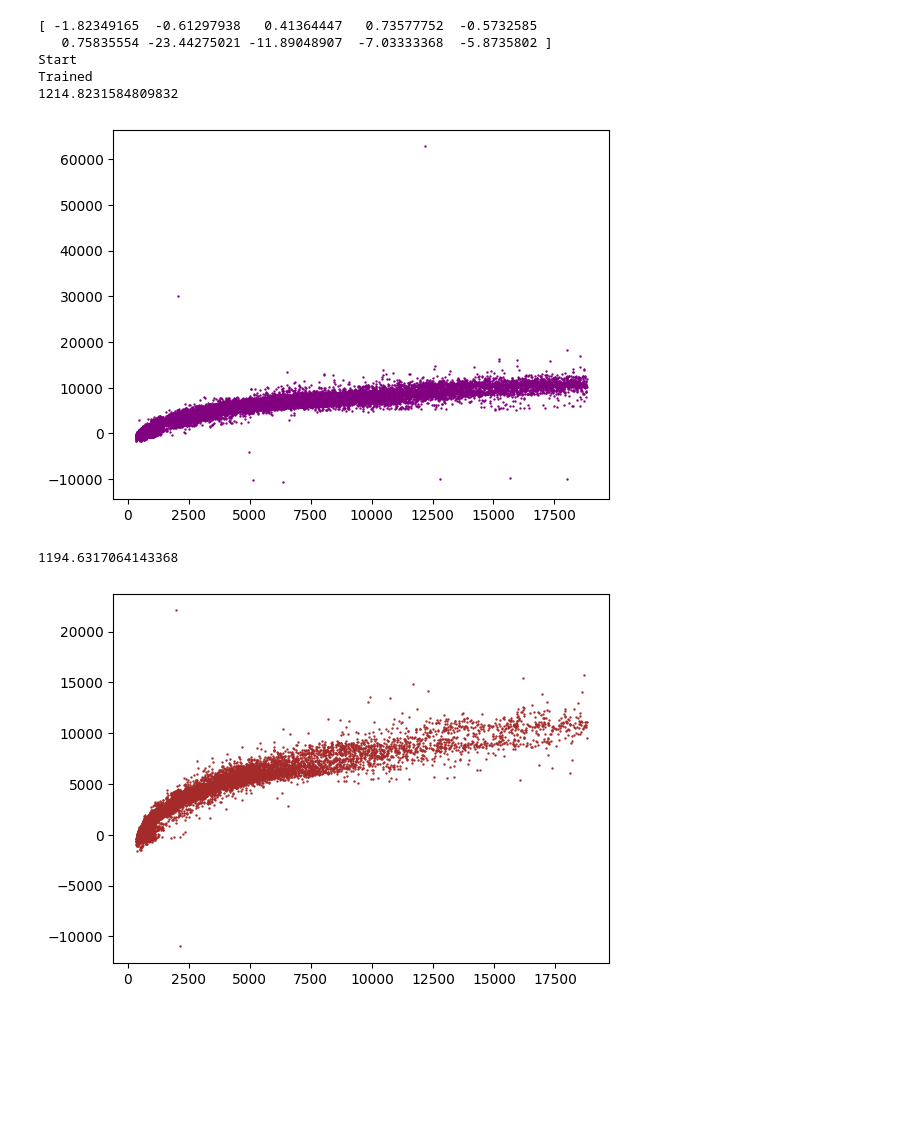
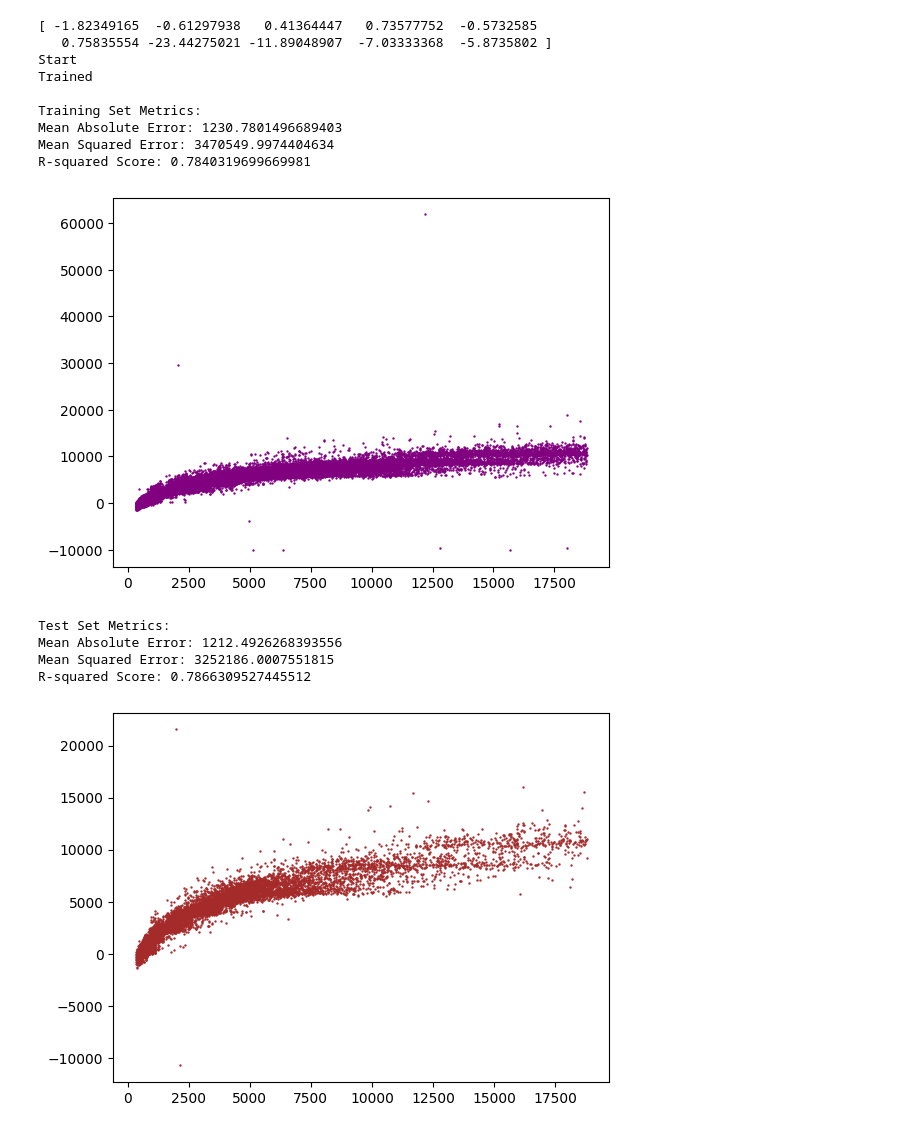
Before and after one commit to mekafuyu/ML_Studies, a Jupyter notebook: DiamondML/diamond.ipynb, the cells around one changed output. Saved outputs shown, nothing was run; the diff lists cells and outputs as text; code cells hidden in the pictures; blank space fills up the shorter version.

```diff
--- a/DiamondML/diamond.ipynb
+++ b/DiamondML/diamond.ipynb
@@ -110,7 +82,7 @@ scores = cv_scores = cross_val_score(clf, X_train_encoded, y_train, cv=5)
 print("Cross-Validation Scores:", cv_scores)
 print("Mean CV Score:", np.mean(cv_scores))
 
-clf = RandomForestRegressor(verbose=True, n_jobs=-1, random_state=42)
+clf = RandomForestRegressor(n_jobs=-1, random_state=42)
 clf.fit(X_train_encoded, y_train)
 dump(clf, 'model_random_forest.pkl')
 
@@ -160,44 +124,63 @@ R-squared Score: 0.982301723184038
 # %%
 scores = cross_val_score(ElasticNet(), X, y, cv = 10)
 
 print(scores)
 
 # parameters = {
 # }
 regr = ElasticNet(random_state=42)
 # clf = GridSearchCV(
 #   regr,
 #   parameters,
 #   n_jobs = 4,
 #   verbose=True
 # )
 clf = regr
 
 print("Start")
-clf.fit(X_train, y_train)
+clf.fit(X_train_encoded, y_train)
 print("Trained")
 # print(clf.best_params_)
 # clf = clf.best_estimator_
 dump(clf, 'model_elastic_net.pkl')
 
-y_pred = clf.predict(X_train)
-print(mean_absolute_error(y_train, y_pred))
-plt.scatter(y_train, y_pred, s=0.5, c='purple')
+y_train_pred = clf.predict(X_train_encoded)
+train_mae = mean_absolute_error(y_train, y_train_pred)
+train_mse = mean_squared_error(y_train, y_train_pred)
+train_r2 = r2_score(y_train, y_train_pred)
+print("\nTraining Set Metrics:")
+print("Mean Absolute Error:", train_mae)
+print("Mean Squared Error:", train_mse)
+print("R-squared Score:", train_r2)
+plt.scatter(y_train, y_train_pred, s=0.5, c='purple')
 plt.show()
 
-y_pred = clf.predict(X_test)
-print(mean_absolute_error(y_test, y_pred))
-plt.scatter(y_test, y_pred, s=0.5, c='brown')
+y_test_pred = clf.predict(X_test_encoded)
+test_mae = mean_absolute_error(y_test, y_test_pred)
+test_mse = mean_squared_error(y_test, y_test_pred)
+test_r2 = r2_score(y_test, y_test_pred)
+print("\nTest Set Metrics:")
+print("Mean Absolute Error:", test_mae)
+print("Mean Squared Error:", test_mse)
+print("R-squared Score:", test_r2)
+plt.scatter(y_test, y_test_pred, s=0.5, c='brown')
 plt.show()
 # %% [output]
 [ -1.82349165  -0.61297938   0.41364447   0.73577752  -0.5732585
    0.75835554 -23.44275021 -11.89048907  -7.03333368  -5.8735802 ]
 Start
 Trained
-1214.8231584809832
+
+Training Set Metrics:
+Mean Absolute Error: 1230.7801496689403
+Mean Squared Error: 3470549.9974404634
+R-squared Score: 0.7840319699669981
-[figure, old version]
+[figure, new version]
-1194.6317064143368
+Test Set Metrics:
+Mean Absolute Error: 1212.4926268393556
+Mean Squared Error: 3252186.0007551815
+R-squared Score: 0.7866309527445512
-[figure, old version]
+[figure, new version]
 # %%
 scores = cross_val_score(SGDRegressor(), X, y, cv = 10)
 
```
Also changed, not shown: parts of 7 cells of this notebook.
